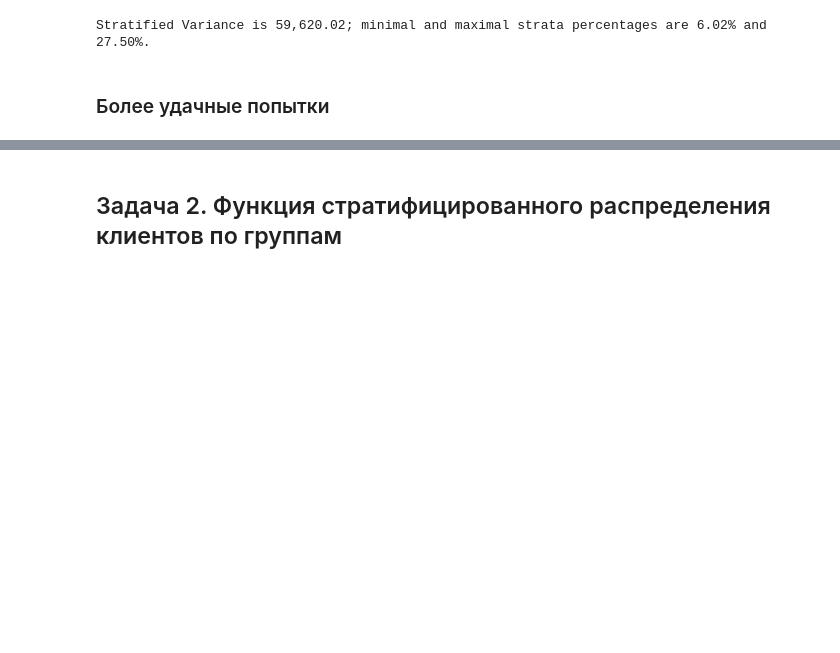
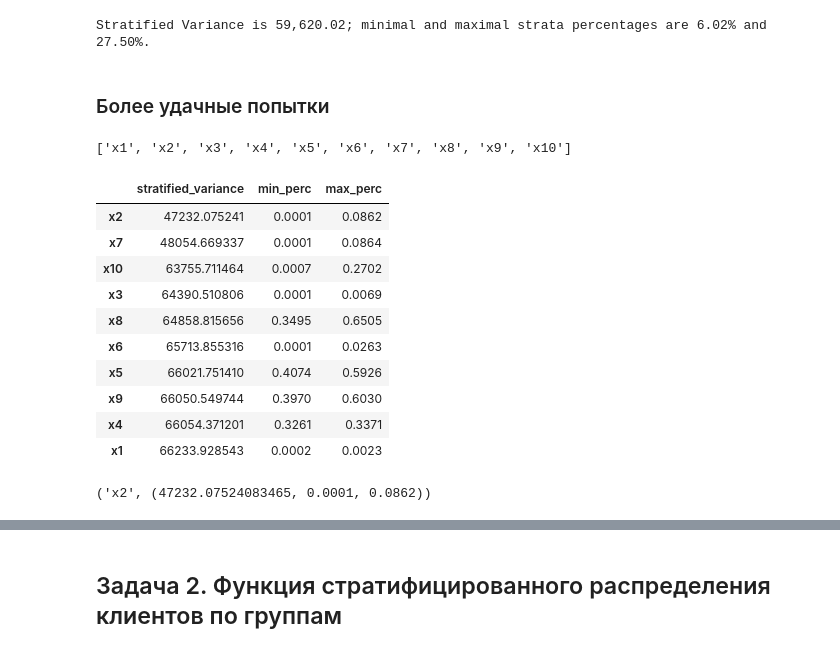
Before and after one commit to ib-rain/kc, a Jupyter notebook: simulator_ab/08_Solution.ipynb, the cells around one changed output, grey strips where cells are left out. Cells and saved outputs as stored; diff of their text form; code cells hidden in the pictures; blank space fills up the shorter version.

```diff
--- a/simulator_ab/08_Solution.ipynb
+++ b/simulator_ab/08_Solution.ipynb
@@ -308,3 +325,41 @@ print_strat_params(stratified_variance, min_perc, max_perc)
 Stratified Variance is 59,620.02; minimal and maximal strata percentages are 6.02% and 27.50%.
 # %% [markdown]
 ### Более удачные попытки
+# %%
+df = pd.read_csv('./data/{}'.format(filename))
+categories_list = df.columns[:-1].to_list()
+
+categories_list
+# %% [output]
+['x1', 'x2', 'x3', 'x4', 'x5', 'x6', 'x7', 'x8', 'x9', 'x10']
+# %%
+strat_params = {}
+
+for category in categories_list:
+    strat_params[category] = calc_strat_params(df, category)
+
+strat_params = pd.DataFrame(
+    data=strat_params.values(),
+    columns=['stratified_variance', 'min_perc', 'max_perc'],
+    index=strat_params.keys()
+)
+
+strat_params.sort_values(by=['stratified_variance', 'min_perc'], ascending=[True, True])#.head(10)
+# %% [output]
+|  | stratified_variance | min_perc | max_perc |
+| x2 | 47232.075241 | 0.0001 | 0.0862 |
+| x7 | 48054.669337 | 0.0001 | 0.0864 |
+| x10 | 63755.711464 | 0.0007 | 0.2702 |
+| x3 | 64390.510806 | 0.0001 | 0.0069 |
+| x8 | 64858.815656 | 0.3495 | 0.6505 |
+| x6 | 65713.855316 | 0.0001 | 0.0263 |
+| x5 | 66021.751410 | 0.4074 | 0.5926 |
+| x9 | 66050.549744 | 0.3970 | 0.6030 |
+| x4 | 66054.371201 | 0.3261 | 0.3371 |
+| x1 | 66233.928543 | 0.0002 | 0.0023 |
+# %%
+stratas = 'x2'
+
+stratas, calc_strat_params(df, stratas)
+# %% [output]
+('x2', (47232.07524083465, 0.0001, 0.0862))
```
Also changed, not shown: parts of 19 cells of this notebook.
